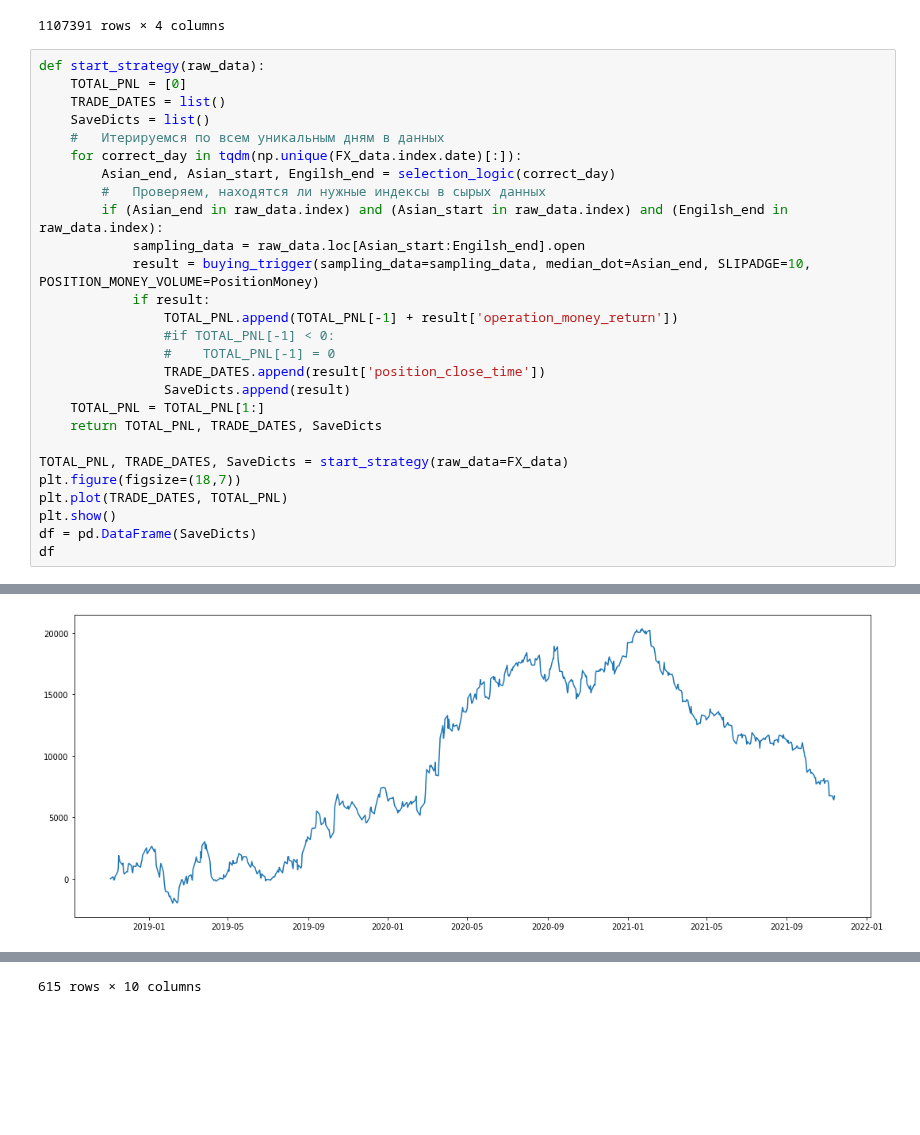
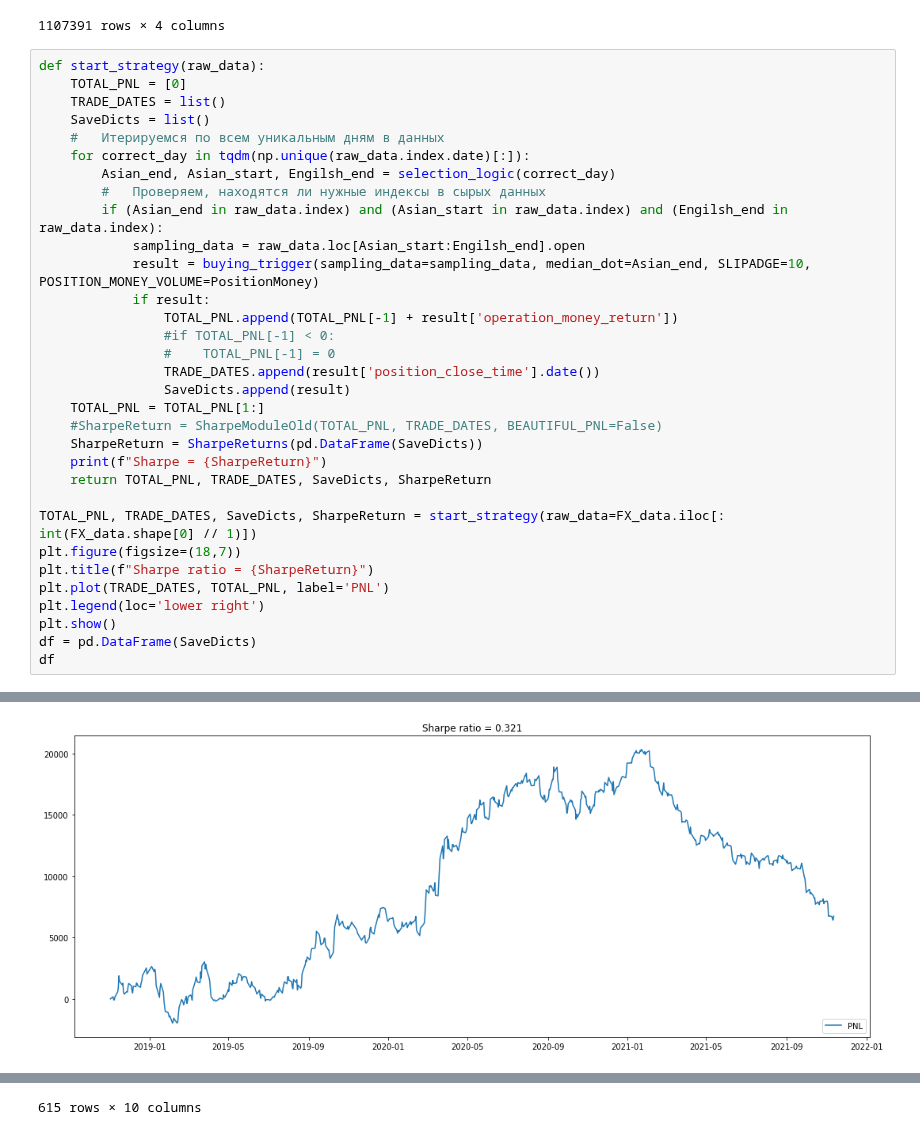
Before and after one commit to Molozey/algo-andrii, a Jupyter notebook: Andrii/Dir_25_12/FXBackTesting.ipynb, the cells around one changed output, grey strips where cells are left out. Drawn from its saved outputs; the diff is of its cells as text; blank space fills up the shorter version.

```diff
--- a/Andrii/Dir_25_12/FXBackTesting.ipynb
+++ b/Andrii/Dir_25_12/FXBackTesting.ipynb
@@ -230,7 +303,7 @@ def start_strategy(raw_data):
     TRADE_DATES = list()
     SaveDicts = list()
     #   Итерируемся по всем уникальным дням в данных
-    for correct_day in tqdm(np.unique(FX_data.index.date)[:]):
+    for correct_day in tqdm(np.unique(raw_data.index.date)[:]):
         Asian_end, Asian_start, Engilsh_end = selection_logic(correct_day)
         #   Проверяем, находятся ли нужные индексы в сырых данных
         if (Asian_end in raw_data.index) and (Asian_start in raw_data.index) and (Engilsh_end in raw_data.index):
@@ -240,14 +313,19 @@ def start_strategy(raw_data):
                 TOTAL_PNL.append(TOTAL_PNL[-1] + result['operation_money_return'])
                 #if TOTAL_PNL[-1] < 0:
                 #    TOTAL_PNL[-1] = 0
-                TRADE_DATES.append(result['position_close_time'])
+                TRADE_DATES.append(result['position_close_time'].date())
                 SaveDicts.append(result)
     TOTAL_PNL = TOTAL_PNL[1:]
-    return TOTAL_PNL, TRADE_DATES, SaveDicts
+    #SharpeReturn = SharpeModuleOld(TOTAL_PNL, TRADE_DATES, BEAUTIFUL_PNL=False)
+    SharpeReturn = SharpeReturns(pd.DataFrame(SaveDicts))
+    print(f"Sharpe = {SharpeReturn}")
+    return TOTAL_PNL, TRADE_DATES, SaveDicts, SharpeReturn
 
-TOTAL_PNL, TRADE_DATES, SaveDicts = start_strategy(raw_data=FX_data)
+TOTAL_PNL, TRADE_DATES, SaveDicts, SharpeReturn = start_strategy(raw_data=FX_data.iloc[: int(FX_data.shape[0] // 1)])
 plt.figure(figsize=(18,7))
-plt.plot(TRADE_DATES, TOTAL_PNL)
+plt.title(f"Sharpe ratio = {SharpeReturn}")
+plt.plot(TRADE_DATES, TOTAL_PNL, label='PNL')
+plt.legend(loc='lower right')
 plt.show()
 df = pd.DataFrame(SaveDicts)
 df
@@ -255,4 +348,4 @@ df
-[figure, old version]
+[figure, new version]
 |  | logic | operation_type | operation_position | position_open_time | open_price | holding_logic | ... |
 | 0 | True | BUY | 113860.202443 | 2018-11-02 08:42:00 | 0.878270 | END_PERIOD | ... |
 | 1 | True | SELL | 114545.569091 | 2018-11-06 11:04:00 | 0.873015 | END_PERIOD | ... |
@@ -265,4 +358,4 @@ df
 | 612 | True | SELL | 117071.343277 | 2021-11-10 09:45:00 | 0.854180 | END_PERIOD | ... |
 | 613 | True | SELL | 116883.192781 | 2021-11-11 08:45:00 | 0.855555 | END_PERIOD | ... |
 | 614 | True | SELL | 116844.952590 | 2021-11-12 09:04:00 | 0.855835 | END_PERIOD | ... |
-615 rows × 10 columns
+615 rows × 10 columns
```
Also changed, not shown: parts of 10 cells of this notebook, 1 other file.
